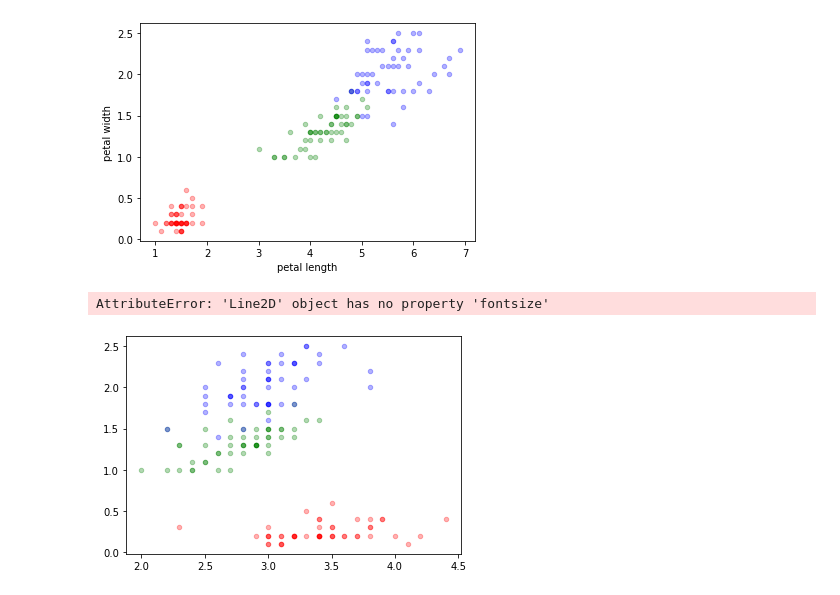
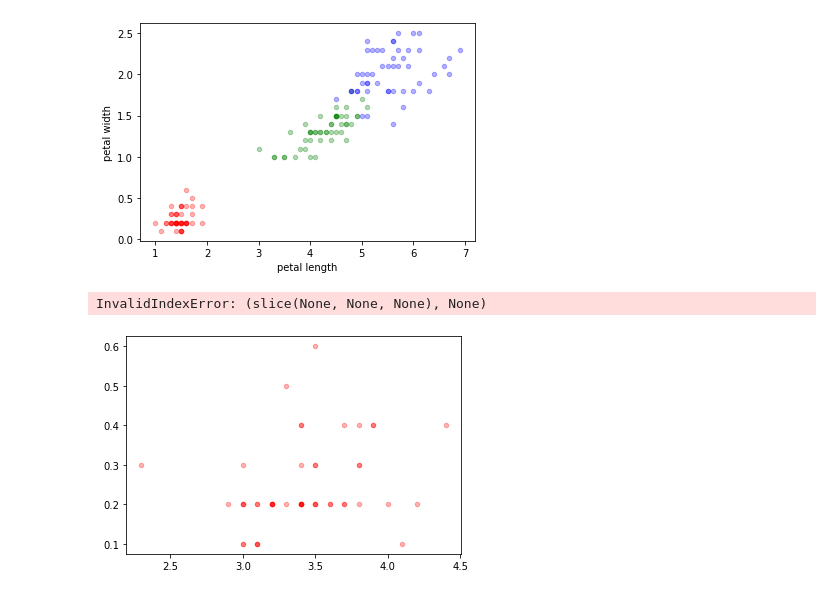
Before and after one commit to jiyuninha/ai_probability, a Jupyter notebook: data_histogram.ipynb, the cells around one changed output. Cells and saved outputs as stored; diff of their text form; code cells hidden in the pictures.

```diff
--- a/data_histogram.ipynb
+++ b/data_histogram.ipynb
@@ -166,12 +391,15 @@ Text(0, 0.5, 'petal width')
 [figure]
 # %%
 #B quesition3) (sepal width, petal width)
+x_seto2_vrow = x_seto2.values.flatten()
+y_seto3_vrow = y_seto3.values.flatten()
+a0,a1 = np.polyfit(x_seto2_vrow,y_seto3_vrow,1) # 절편과 기울기 반환
 plt.scatter(x_seto2,y_seto3,s=20,c='red',alpha=0.3)
+plt.plot(x_seto2,a0+a1*x_seto2,color='yellow')
 plt.scatter(x_ver2,y_ver3,s=20,c='green',alpha=0.3)
 plt.scatter(x_vir2,y_vir3,s=20,c='blue',alpha=0.3)
-plt.plot([2.0,0.0],[4.5,1.0],color="yellow",fontsize=20)
 plt.xlabel('sepal width')
 plt.ylabel('petal width')
 # %% [output]
-AttributeError: 'Line2D' object has no property 'fontsize'
+InvalidIndexError: (slice(None, None, None), None)
-[figure, old version]
+[figure, new version]
```
Also changed, not shown: parts of 15 cells of this notebook.
